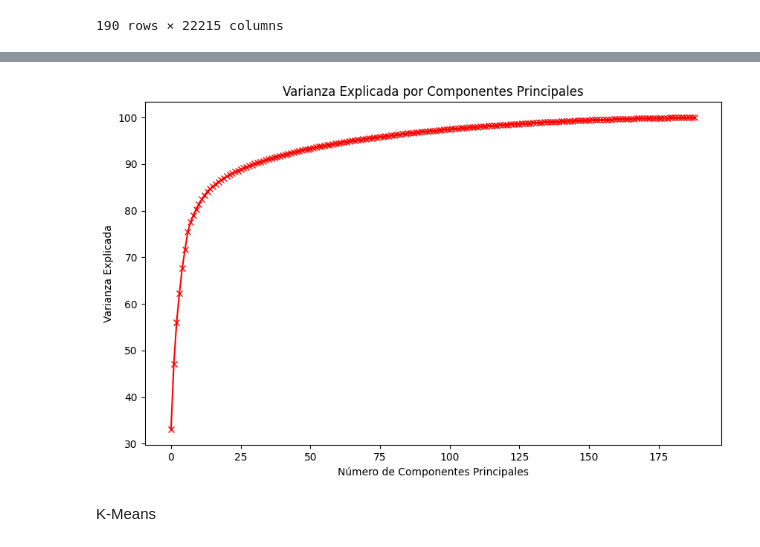
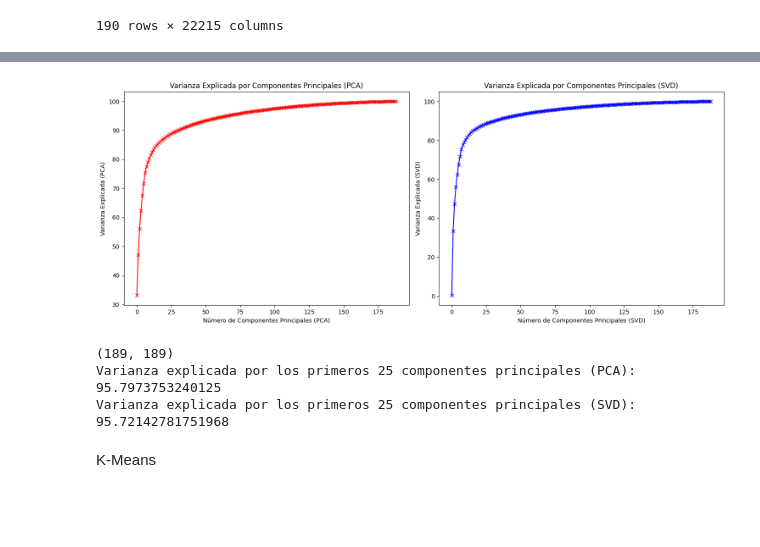
Before and after one commit to IsaacVera10/ML_Project2, a Jupyter notebook: k_means.ipynb, the cells around one changed output, grey strips where cells are left out. Saved outputs shown, nothing was run; the diff lists cells and outputs as text; code cells hidden in the pictures; blank space fills up the shorter version.

```diff
--- a/k_means.ipynb
+++ b/k_means.ipynb
@@ -47,3 +48,3 @@ Redimensión de la matriz Data: PCA
 # %%
 data_escaled = pd.DataFrame(data_escaled, columns = data.drop(['Unnamed: 0'], axis=0).columns)
-data_escaled
+data_escaled = data_escaled.to_numpy()
@@ -64,15 +51,48 @@ data_escaled
 # %%
+#PCA
 pca = PCA()
 pca.fit(data_escaled)
 pca_data = pca.transform(data_escaled)
+explained_variance_pca = np.cumsum(np.round(pca.explained_variance_ratio_,decimals=4)*100)
 
-explained_variance = np.cumsum(np.round(pca.explained_variance_ratio_,decimals=4)*100)
-plt.figure(figsize=(10, 6))
-plt.plot(explained_variance,'r-x')
-plt.xlabel('Número de Componentes Principales')
-plt.ylabel('Varianza Explicada')
-plt.title('Varianza Explicada por Componentes Principales')
+# SVD con NumPy
+svd = TruncatedSVD(n_components=data_escaled.shape[0])
+svd.fit(data_escaled)
+svd_data = svd.transform(data_escaled)
+explained_variance_svd = np.cumsum(np.round(svd.explained_variance_ratio_, decimals=4) * 100)
+# u, d, v = np.linalg.svd(data_escaled.astype(float), full_matrices=False)
+# explained_variance_svd = np.cumsum((d ** 2) / np.sum(d ** 2) * 100)
+
+plt.figure(figsize=(15, 6))
+
+plt.subplot(1, 2, 1)
+plt.plot(explained_variance_pca, 'r-x')
+plt.xlabel('Número de Componentes Principales (PCA)')
+plt.ylabel('Varianza Explicada (PCA)')
+plt.title('Varianza Explicada por Componentes Principales (PCA)')
+
+plt.subplot(1, 2, 2)
+plt.plot(explained_variance_svd, 'b-x')
+plt.xlabel('Número de Componentes Principales (SVD)')
+plt.ylabel('Varianza Explicada (SVD)')
+plt.title('Varianza Explicada por Componentes Principales (SVD)')
+
+plt.tight_layout()
 plt.show()
 # %% [output]
-[figure, old version]
+[figure, new version]
+# %%
+# num_components = 25
+# svd_data = np.dot(u[:, :num_components], np.diag(d[:num_components]))
+# print(u.shape, d.shape, v.shape)
+# print(svd_data.shape)
+print(svd_data.shape)
+v1 = np.sum(pca.explained_variance_ratio_[:75]) * 100
+v2 = np.sum(svd.explained_variance_ratio_[:75]) * 100
+print("Varianza explicada por los primeros 25 componentes principales (PCA): ", v1)
+print("Varianza explicada por los primeros 25 componentes principales (SVD): ", v2)
+# %% [output]
+(189, 189)
+Varianza explicada por los primeros 25 componentes principales (PCA):  95.7973753240125
+Varianza explicada por los primeros 25 componentes principales (SVD):  95.72142781751968
 # %%
```
Also changed, not shown: parts of 11 cells of this notebook, 1 other file.
